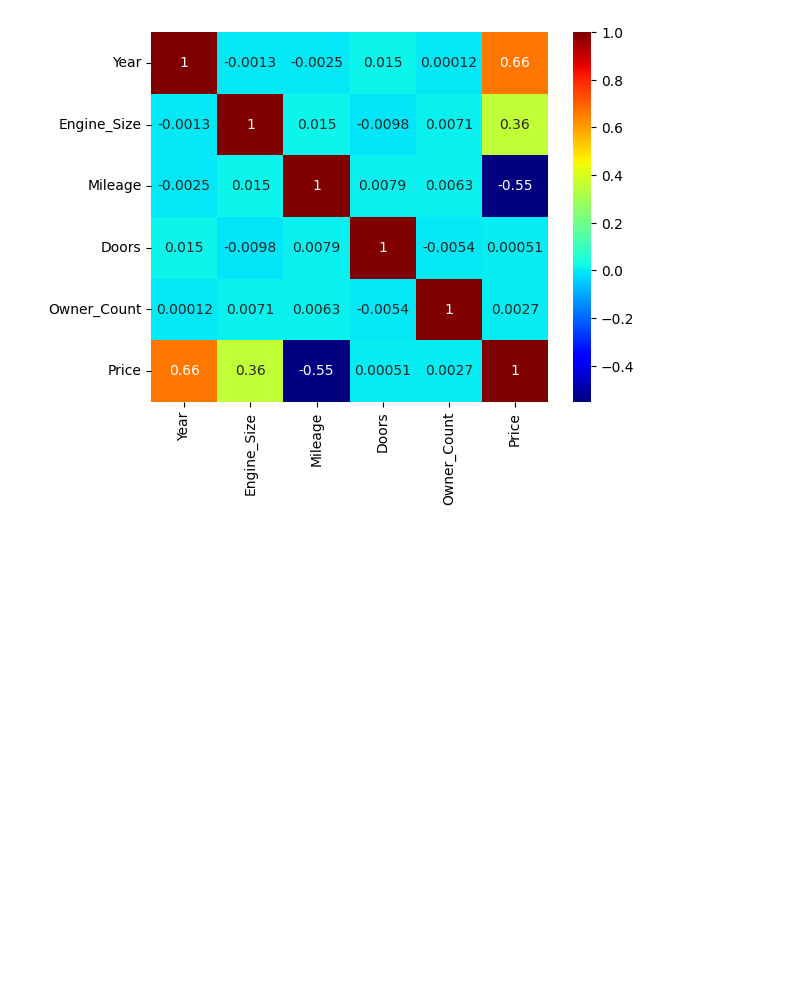
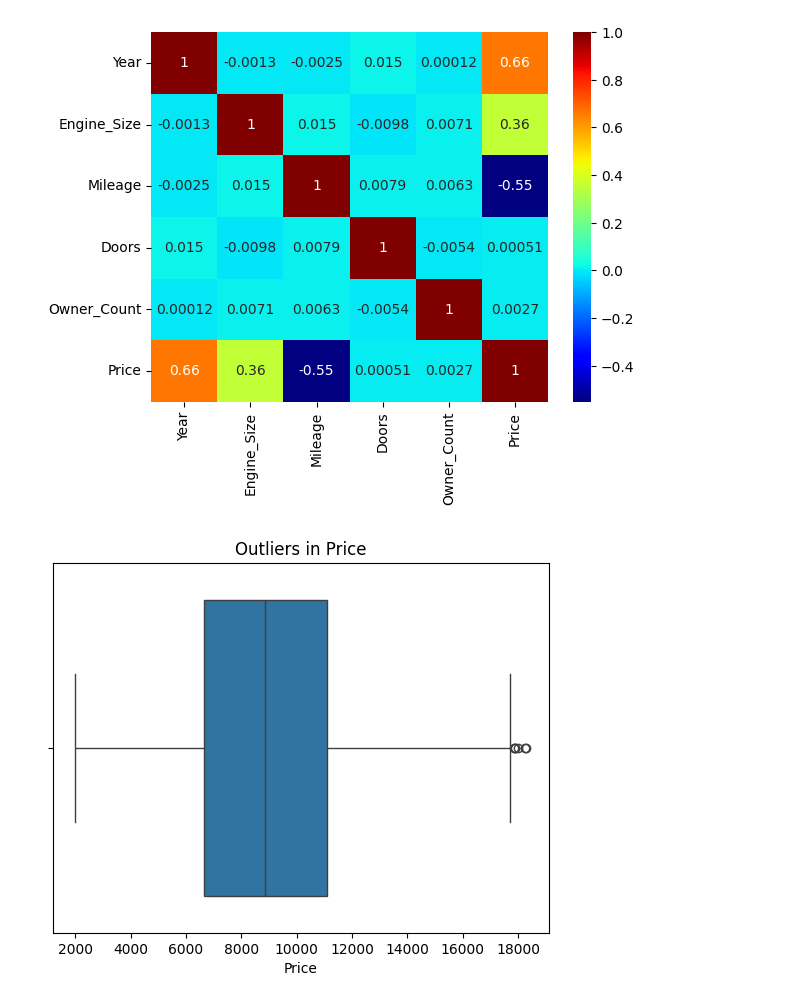
Before and after one commit to abishekparajuli-np/MLProjects, a Jupyter notebook: Car Price Prediction/car_price_prediction.ipynb, the cells around one changed output. Saved outputs shown, nothing was run; the diff lists cells and outputs as text; code cells hidden in the pictures; blank space fills up the shorter version.

```diff
--- a/Car Price Prediction/car_price_prediction.ipynb
+++ b/Car Price Prediction/car_price_prediction.ipynb
@@ -160,3 +160,9 @@ sns.heatmap(corr_matrix,cmap='jet',annot=True)
 # %% [output]
 <Axes: >
 [figure]
+# %%
+sns.boxplot(x=car_df['Price'])
+plt.title("Outliers in Price")
+plt.show()
+# %% [output]
+[figure, added]
```
Also changed, not shown: parts of 28 cells of this notebook.
